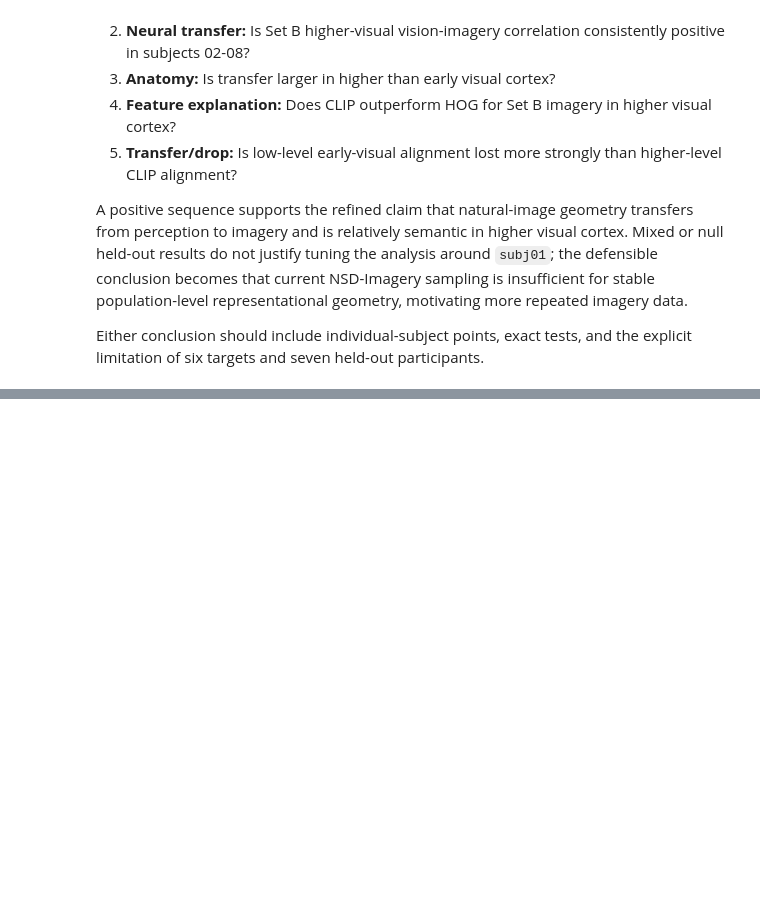
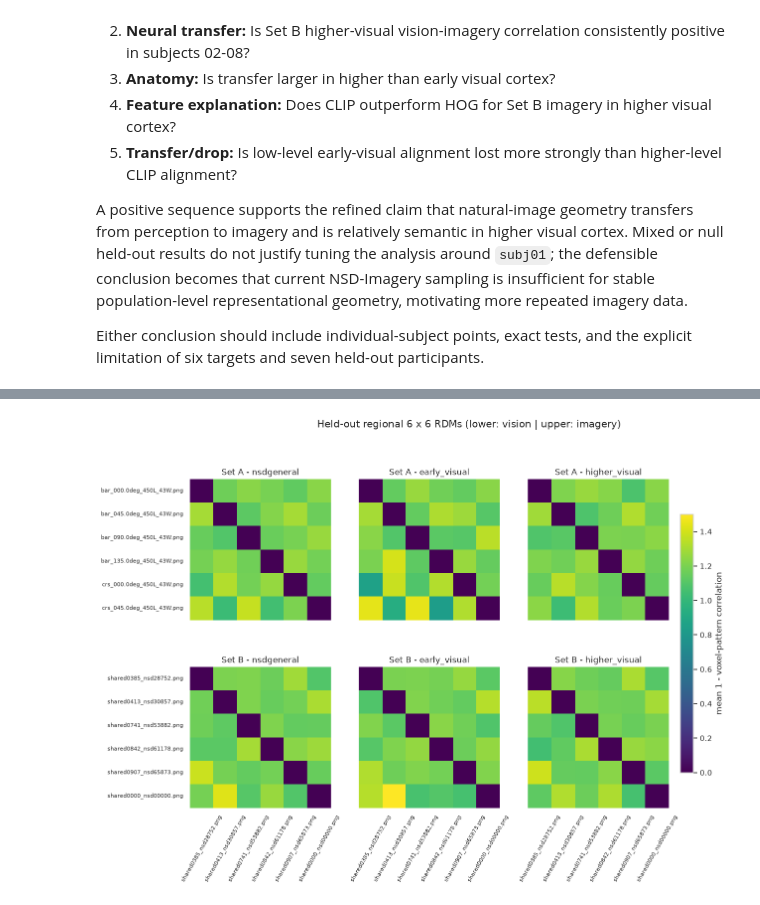
Before and after one commit to mynanshan/NHprojectNSDimagery, a Jupyter notebook: notebooks/03_group_transfer_feature_rsa.ipynb, the cells around one changed output, grey strips where cells are left out. Saved outputs shown, nothing was run; the diff lists cells and outputs as text; code cells hidden in the pictures; blank space fills up the shorter version.

```diff
--- a/notebooks/03_group_transfer_feature_rsa.ipynb
+++ b/notebooks/03_group_transfer_feature_rsa.ipynb
@@ -675,0 +681,51 @@ Either conclusion should include individual-subject points, exact tests, and the
+# %%
+from matplotlib.colors import Normalize
+
+HELDOUT_SUBJECTS = tuple(subject for subject in SUBJECTS if subject != PILOT_SUBJECT)
+group_neural_rdms = {}
+for roi_name in ROI_ORDER:
+    for stimulus_set in STIMULUS_SETS:
+        for task in ('vision', 'imagery'):
+            group_neural_rdms[(roi_name, stimulus_set, task)] = np.mean(
+                [
+                    neural_rdms[(subject, roi_name, stimulus_set, task)]
+                    for subject in HELDOUT_SUBJECTS
+                ],
+                axis=0,
+            )
+
+group_rdm_vmax = max(float(rdm.max()) for rdm in group_neural_rdms.values())
+fig, axes = plt.subplots(len(STIMULUS_SETS), len(ROI_ORDER), figsize=(15, 9), squeeze=False)
+for row, stimulus_set in enumerate(STIMULUS_SETS):
+    labels = targets.loc[
+        targets['stimulus_set'].eq(stimulus_set), 'target_name'
+    ].tolist()
+    for column, roi_name in enumerate(ROI_ORDER):
+        vision_rdm = group_neural_rdms[(roi_name, stimulus_set, 'vision')]
+        imagery_rdm = group_neural_rdms[(roi_name, stimulus_set, 'imagery')]
+        split_rdm = np.zeros_like(vision_rdm)
+        lower = np.tril_indices_from(split_rdm, k=-1)
+        upper = np.triu_indices_from(split_rdm, k=1)
+        split_rdm[lower] = vision_rdm[lower]
+        split_rdm[upper] = imagery_rdm[upper]
+        ax = axes[row, column]
+        sns.heatmap(
+            split_rdm, square=True, cmap='viridis', vmin=0, vmax=group_rdm_vmax,
+            cbar=False, xticklabels=labels if row == len(STIMULUS_SETS) - 1 else False,
+            yticklabels=labels if column == 0 else False, ax=ax,
+        )
+        ax.set_title(f'Set {stimulus_set} - {roi_name}')
+        ax.tick_params(axis='x', rotation=60, labelsize=8)
+        ax.tick_params(axis='y', rotation=0, labelsize=8)
+
+colorbar = fig.colorbar(
+    plt.cm.ScalarMappable(norm=Normalize(0, group_rdm_vmax), cmap='viridis'),
+    ax=axes, shrink=.75, pad=.02,
+)
+colorbar.set_label('mean 1 - voxel-pattern correlation')
+fig.suptitle(
+    'Held-out regional 6 x 6 RDMs (lower: vision | upper: imagery)', y=.995
+)
+plt.show()
+# %% [output]
+[figure, added]
```
Also changed, not shown: parts of 7 cells of this notebook, 5 other files.
